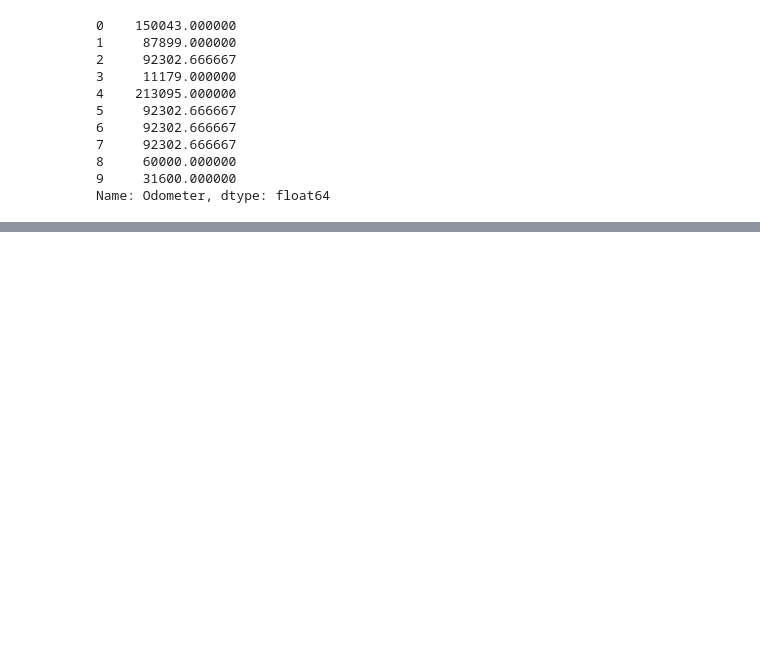
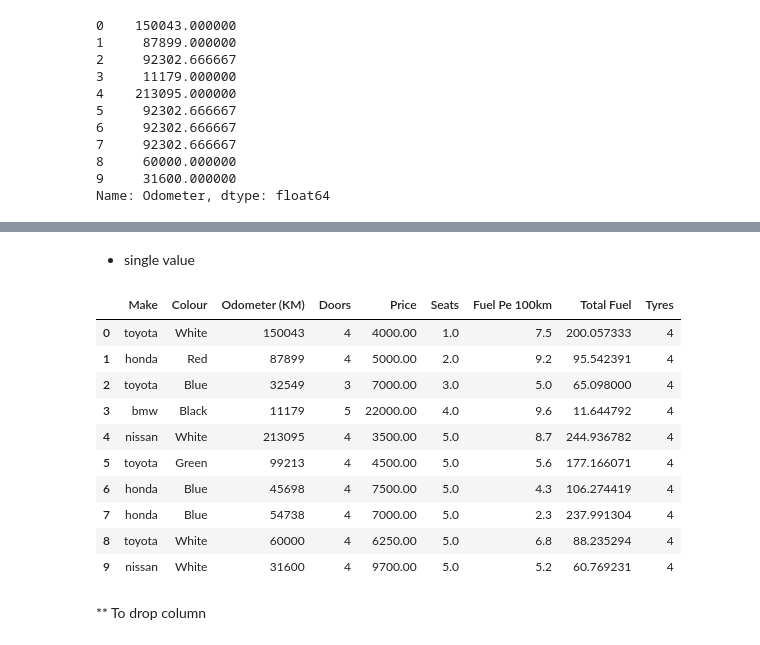
Before and after one commit to Jeevan-Neupane/Numpy-And-Pandas, a Jupyter notebook: panda.ipynb, the cells around one changed output, grey strips where cells are left out. Drawn from its saved outputs; the diff is of its cells as text; code cells hidden in the pictures; blank space fills up the shorter version.

```diff
--- a/panda.ipynb
+++ b/panda.ipynb
@@ -398,0 +445,4 @@ car_miss_data
+# %%
+fuel_economy=[7.5,9.2,5.0,9.6,8.7,5.6,4.3,2.3,6.8,5.2]; #most be of same length as of the data
+# %%
+car_data["Fuel Pe 100km"]=fuel_economy
@@ -398,0 +463,2 @@ car_miss_data
+# %%
+car_data["Total Fuel"]=(car_data["Odometer (KM)"]/100)/car_data["Fuel Pe 100km"]
@@ -398,0 +479,20 @@ car_miss_data
+# %% [markdown]
+* single value
+# %%
+car_data["Tyres"]=4;
+# %%
+car_data
+# %% [output]
+|  | Make | Colour | Odometer (KM) | Doors | Price | Seats | Fuel Pe 100km | Total Fuel | Tyres |
+| 0 | toyota | White | 150043 | 4 | 4000.00 | 1.0 | 7.5 | 200.057333 | 4 |
+| 1 | honda | Red | 87899 | 4 | 5000.00 | 2.0 | 9.2 | 95.542391 | 4 |
+| 2 | toyota | Blue | 32549 | 3 | 7000.00 | 3.0 | 5.0 | 65.098000 | 4 |
+| 3 | bmw | Black | 11179 | 5 | 22000.00 | 4.0 | 9.6 | 11.644792 | 4 |
+| 4 | nissan | White | 213095 | 4 | 3500.00 | 5.0 | 8.7 | 244.936782 | 4 |
+| 5 | toyota | Green | 99213 | 4 | 4500.00 | 5.0 | 5.6 | 177.166071 | 4 |
+| 6 | honda | Blue | 45698 | 4 | 7500.00 | 5.0 | 4.3 | 106.274419 | 4 |
+| 7 | honda | Blue | 54738 | 4 | 7000.00 | 5.0 | 2.3 | 237.991304 | 4 |
+| 8 | toyota | White | 60000 | 4 | 6250.00 | 5.0 | 6.8 | 88.235294 | 4 |
+| 9 | nissan | White | 31600 | 4 | 9700.00 | 5.0 | 5.2 | 60.769231 | 4 |
+# %% [markdown]
+** To drop column
```
Also changed, not shown: parts of 26 cells of this notebook, 2 other files.
